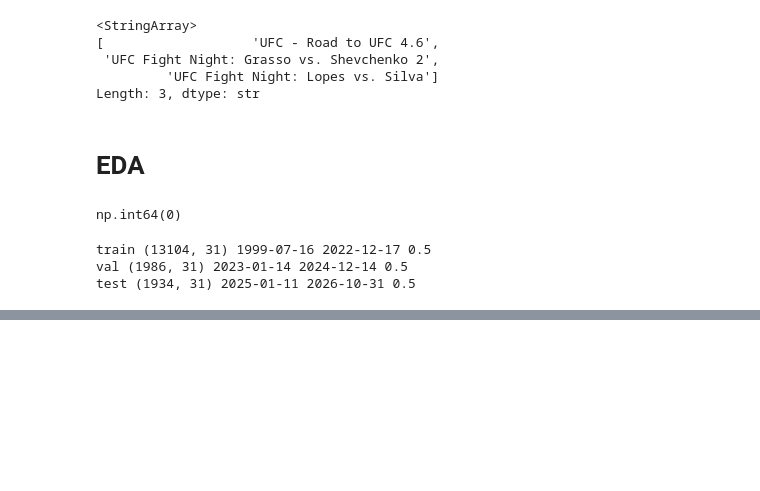
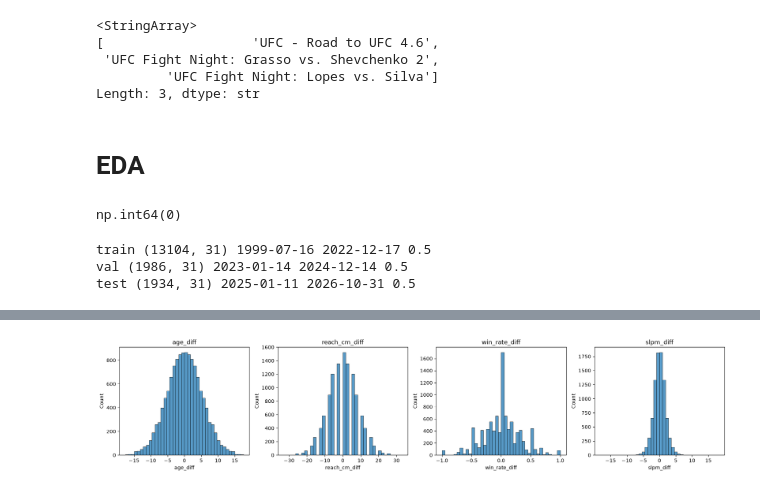
Before and after one commit to sotomarcos24/UFC-FIGHT-PREDICTIONS, a Jupyter notebook: notebook.ipynb, the cells around one changed output, grey strips where cells are left out. Saved outputs shown, nothing was run; the diff lists cells and outputs as text; code cells hidden in the pictures; blank space fills up the shorter version.

```diff
--- a/notebook.ipynb
+++ b/notebook.ipynb
@@ -803,0 +899,10 @@ test (1934, 31) 2025-01-11 2026-10-31 0.5
+# %%
+KEY = ["age_diff", "reach_cm_diff", "win_rate_diff", "slpm_diff"]
+
+fig, axes = plt.subplots(1, 4, figsize=(18, 4))
+for ax, col in zip(axes, KEY):
+    sns.histplot(train[col].dropna(), bins=40, ax=ax)
+    ax.set_title(col)
+plt.tight_layout()
+# %% [output]
+[figure, added]
```
Also changed, not shown: parts of 18 cells of this notebook, 1 other file.
